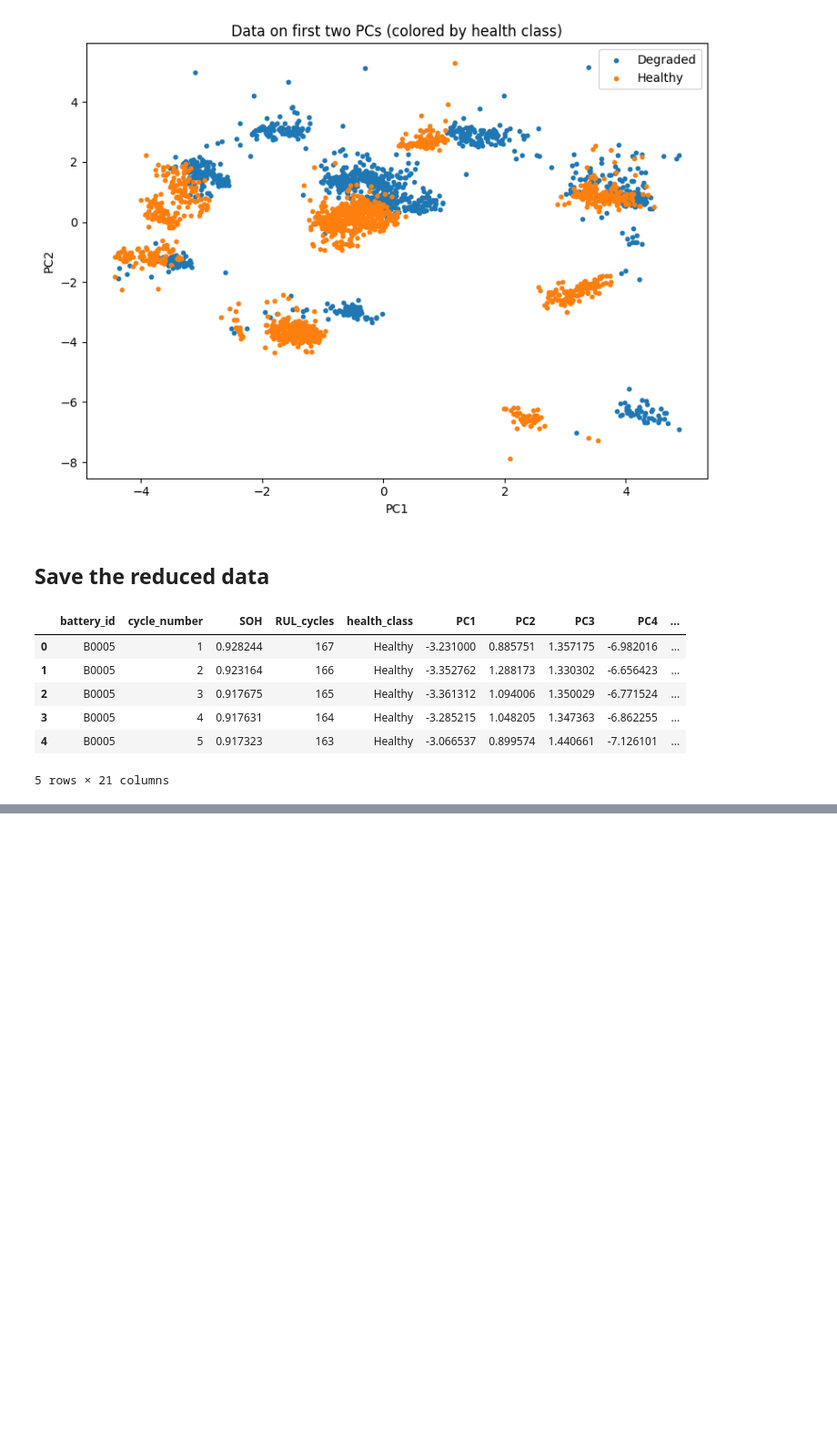
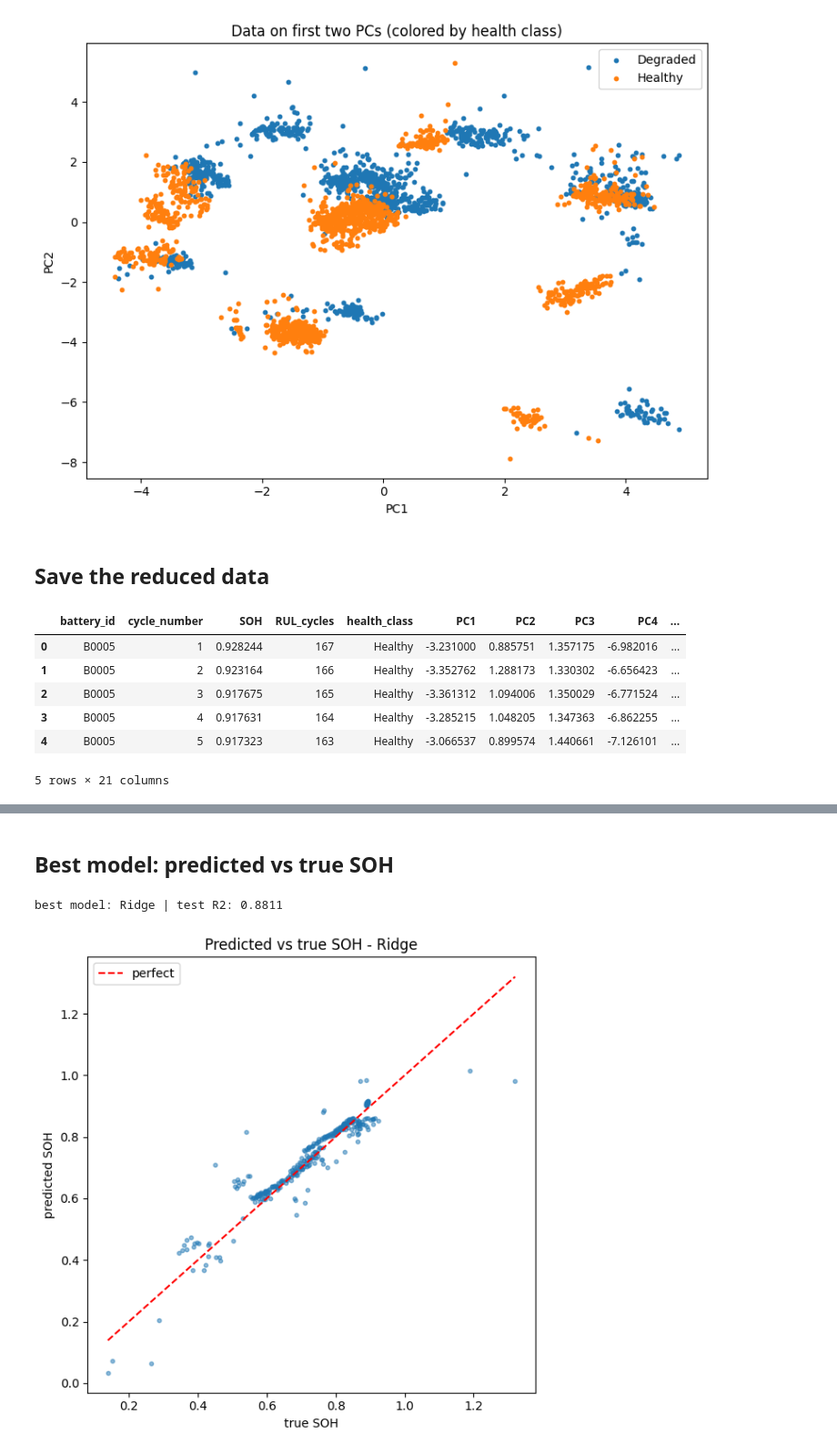
Before and after one commit to Marryam03/ML_Project, a Jupyter notebook: Phase 2/Supervised Learning/Regression/regression.ipynb, the cells around one changed output, grey strips where cells are left out. Shown at 91% size. Cells and saved outputs as stored; diff of their text form; code cells hidden in the pictures; blank space fills up the shorter version.

```diff
--- a/Phase 2/Supervised Learning/Regression/regression.ipynb
+++ b/Phase 2/Supervised Learning/Regression/regression.ipynb
@@ -443,0 +263,14 @@ Random Forest | RMSE=0.0653 | MAE=0.0323 | R2=0.8900
+# %%
+from sklearn.linear_model import Ridge
+from sklearn.preprocessing import StandardScaler
+from sklearn.pipeline import make_pipeline
+from sklearn.model_selection import GridSearchCV
+
+ridge_search = GridSearchCV(make_pipeline(StandardScaler(), Ridge()),
+                            {"ridge__alpha": [0.1, 1, 10, 100]},
+                            cv=cv, scoring="neg_mean_squared_error")
+ridge_search.fit(X_train, y_train, groups=g_train)
+ridge = ridge_search.best_estimator_
+results["Ridge"] = scores(ridge, (-ridge_search.best_score_) ** 0.5)
+print("best alpha:", ridge_search.best_params_)
+print(results["Ridge"])
@@ -443,0 +379,21 @@ Random Forest | RMSE=0.0653 | MAE=0.0323 | R2=0.8900
+# %% [markdown]
+## Best model: predicted vs true SOH
+# %%
+best_name = max(results, key=lambda k: results[k]["test_R2"])
+best = {"Ridge": ridge, "Polynomial": poly, "SVR": svr}[best_name]
+pred = best.predict(X_test)
+print("best model:", best_name, "| test R2:", results[best_name]["test_R2"])
+
+plt.figure(figsize=(6, 6))
+plt.scatter(y_test, pred, s=10, alpha=0.5)
+lims = [y_test.min(), y_test.max()]
+plt.plot(lims, lims, "r--", label="perfect")
+plt.xlabel("true SOH")
+plt.ylabel("predicted SOH")
+plt.title("Predicted vs true SOH - %s" % best_name)
+plt.legend()
+plt.tight_layout()
+plt.show()
+# %% [output]
+best model: Ridge | test R2: 0.8811
+[figure, added]
```
Also changed, not shown: parts of 38 cells of this notebook.
